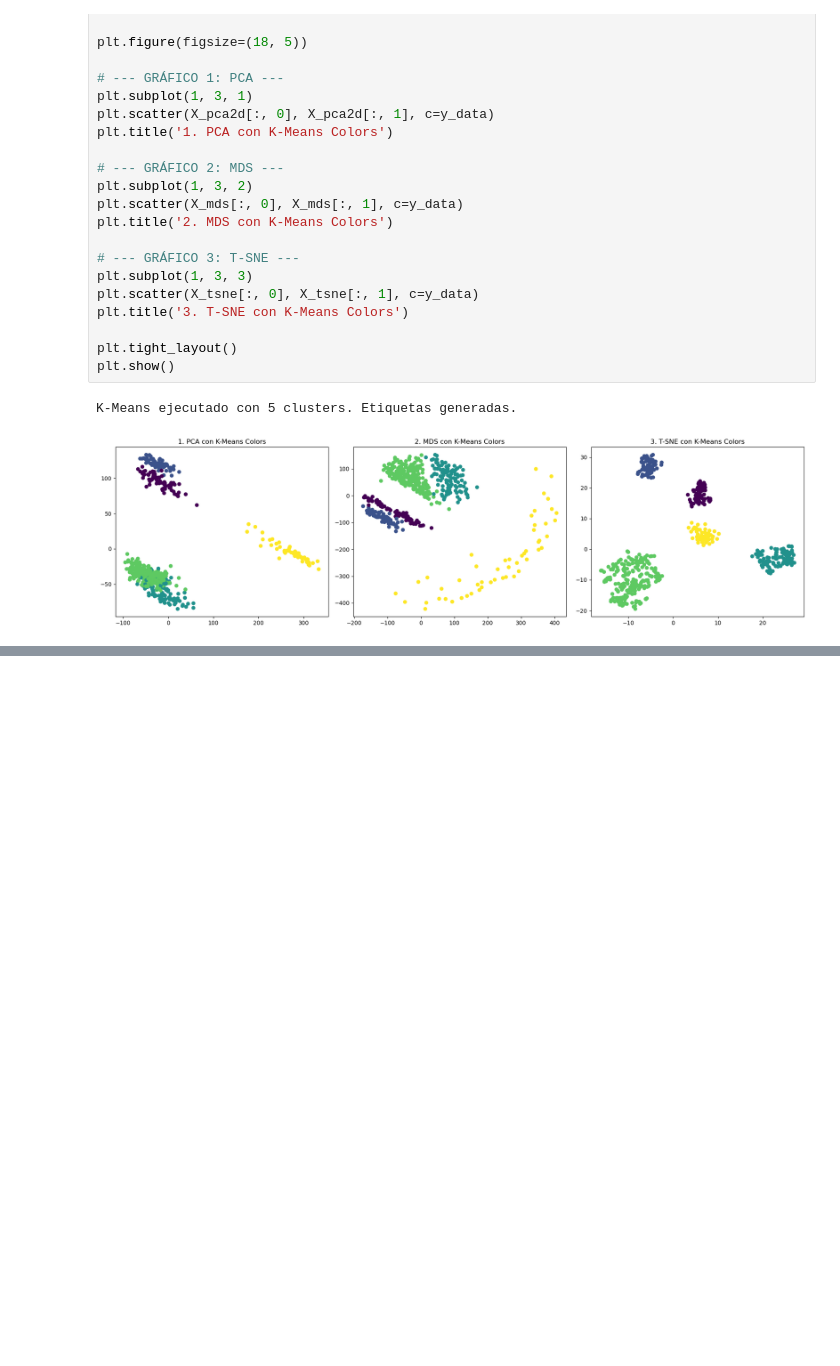
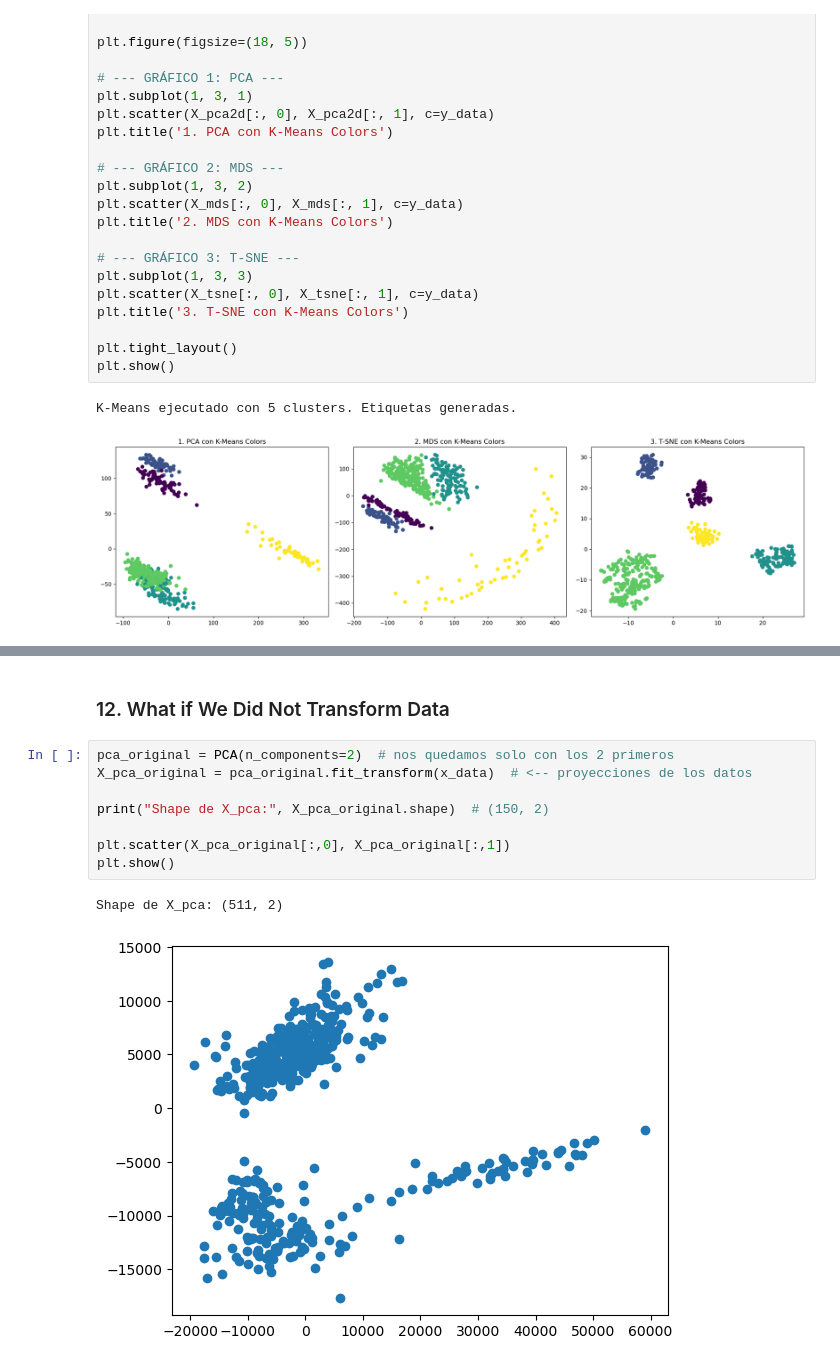
Before and after one commit to aagodoy1/MIT-Projects, a Jupyter notebook: Applied_Advanced_Data_Analysis/HomeWorks/data/Homework_2.ipynb, the cells around one changed output, grey strips where cells are left out. Saved outputs shown, nothing was run; the diff lists cells and outputs as text; blank space fills up the shorter version.

```diff
--- a/Applied_Advanced_Data_Analysis/HomeWorks/data/Homework_2.ipynb
+++ b/Applied_Advanced_Data_Analysis/HomeWorks/data/Homework_2.ipynb
@@ -241,0 +364,13 @@ K-Means ejecutado con 5 clusters. Etiquetas generadas.
+# %% [markdown]
+### 12. What if We Did Not Transform Data
+# %%
+pca_original = PCA(n_components=2)  # nos quedamos solo con los 2 primeros
+X_pca_original = pca_original.fit_transform(x_data)  # <-- proyecciones de los datos
+
+print("Shape de X_pca:", X_pca_original.shape)  # (150, 2)
+
+plt.scatter(X_pca_original[:,0], X_pca_original[:,1])
+plt.show()
+# %% [output]
+Shape de X_pca: (511, 2)
+[figure, added]
```
Also changed, not shown: parts of 48 cells of this notebook, 3 other files.
